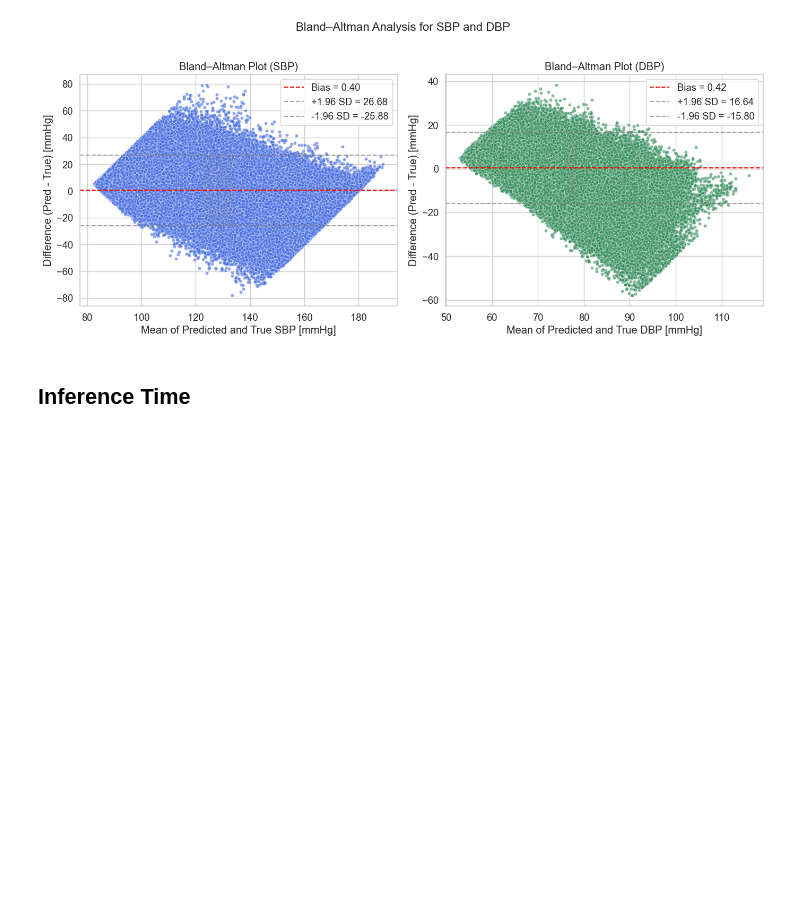
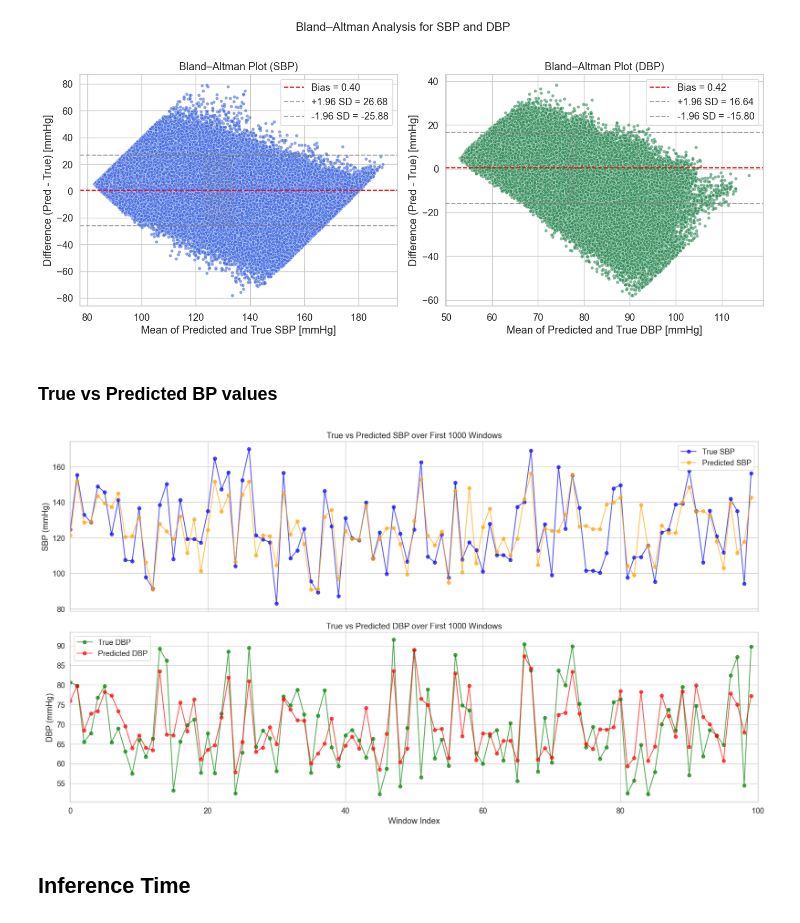
Before and after one commit to Maniacravi/ppg-bp-estimation, a Jupyter notebook: notebooks/04_CNN_PPG_model.ipynb, the cells around one changed output. Saved outputs shown, nothing was run; the diff lists cells and outputs as text; code cells hidden in the pictures; blank space fills up the shorter version.

```diff
--- a/notebooks/04_CNN_PPG_model.ipynb
+++ b/notebooks/04_CNN_PPG_model.ipynb
@@ -616,6 +616,27 @@ plt.tight_layout()
 plt.show()
 # %% [output]
 [figure]
+# %% [markdown]
+### True vs Predicted BP values
+# %%
+# PLot True vs Predicted SBP and DBP values across first 100 windows in the test set
+fig, axs = plt.subplots(2, 1, figsize=(18, 10), sharex=True)
+axs[0].plot(y_true[:100, 0], label="True SBP", color="blue", alpha=0.7, marker='o', markersize=6)
+axs[0].plot(y_pred[:100, 0], label="Predicted SBP", color="orange", alpha=0.7, marker='o', markersize=6)
+axs[0].set_ylabel("SBP (mmHg)")
+axs[0].set_title("True vs Predicted SBP over First 1000 Windows")
+axs[0].legend()
+axs[1].plot(y_true[:100, 1], label="True DBP", color="green", alpha=0.7, marker='o', markersize=6)
+axs[1].plot(y_pred[:100, 1], label="Predicted DBP", color="red", alpha=0.7, marker='o', markersize=6)
+axs[1].set_ylabel("DBP (mmHg)")
+axs[1].set_title("True vs Predicted DBP over First 1000 Windows")
+axs[1].set_xlabel("Window Index")
+axs[1].legend()
+plt.xlim(0, 100)
+plt.tight_layout()
+plt.show()
+# %% [output]
+[figure, added]
 # %% [markdown]
 ## Inference Time
 # %%
```
Also changed, not shown: 1 other file.
